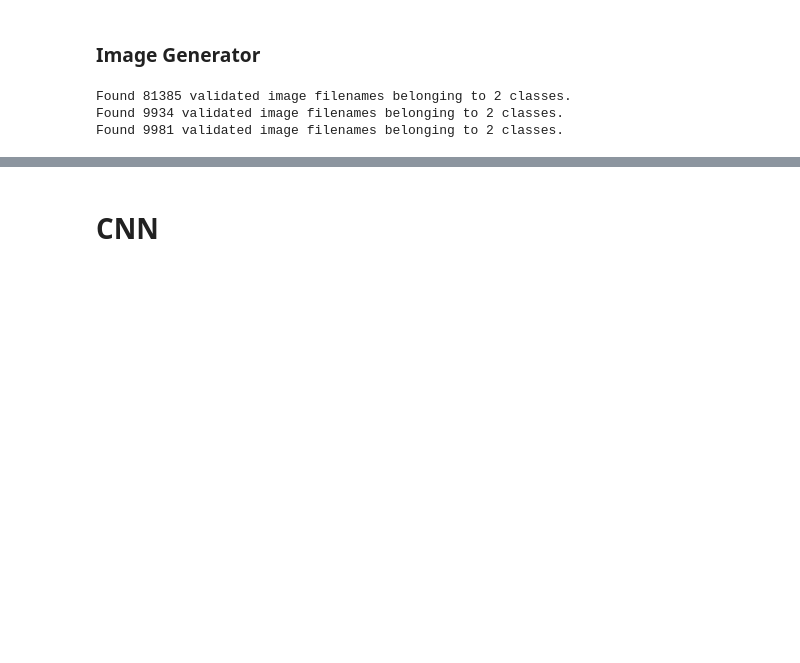
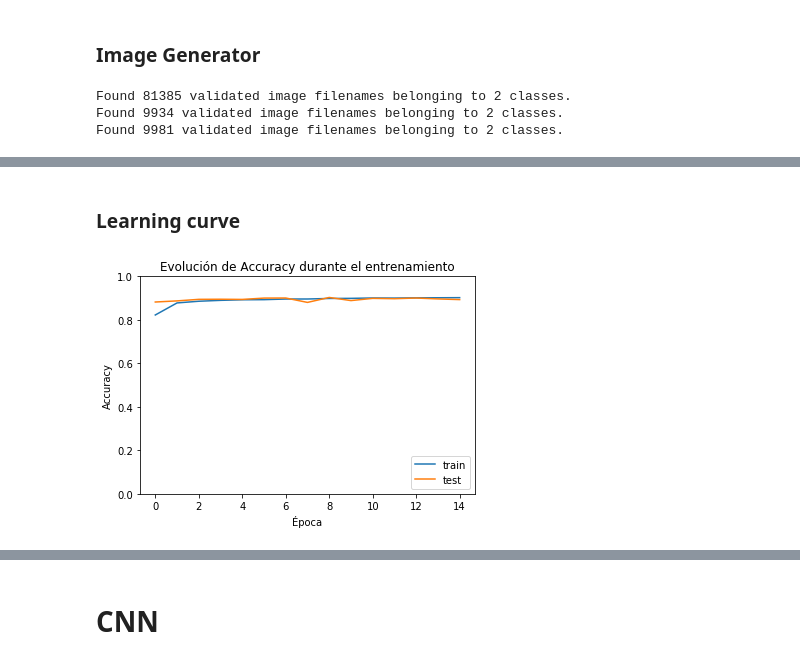
Before and after one commit to AgusTrulli/ML_Grupo_2, a Jupyter notebook: tp3_cv.ipynb, the cells around one changed output, grey strips where cells are left out. Drawn from its saved outputs; the diff is of its cells as text; code cells hidden in the pictures; blank space fills up the shorter version.

```diff
--- a/tp3_cv.ipynb
+++ b/tp3_cv.ipynb
@@ -756,0 +589,6 @@ Found 16 validated image filenames belonging to 2 classes.
+# %% [markdown]
+### Learning curve
+# %%
+plot_learning_curve(MLP_history)
+# %% [output]
+[figure, added]
```
Also changed, not shown: parts of 86 cells of this notebook.
